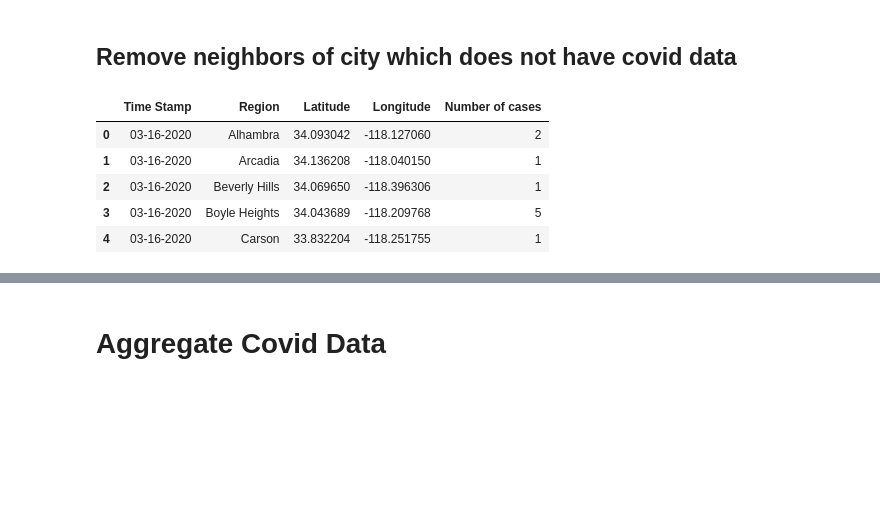
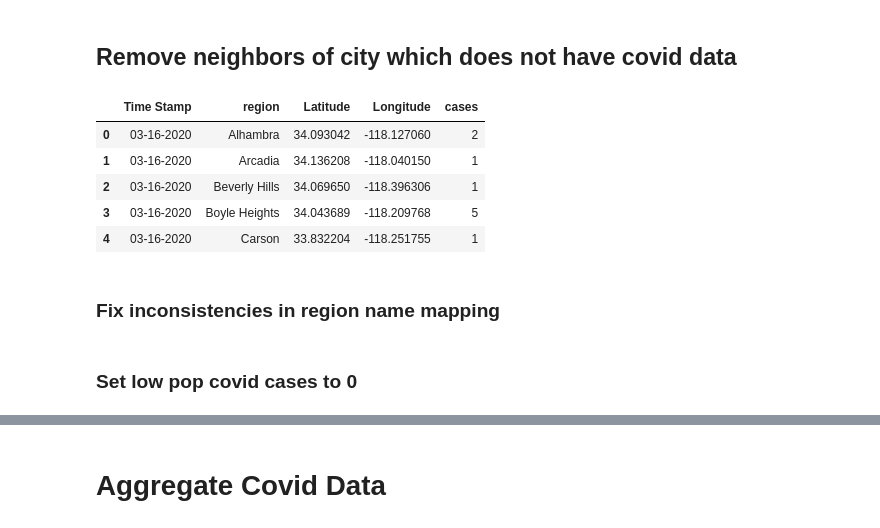
Before and after one commit to kaushiktandon/COVID-19-LA-Neighborhood-Case-Prediction, a Jupyter notebook: code/covid_cases_data_processing.ipynb, the cells around one changed output, grey strips where cells are left out. Saved outputs shown, nothing was run; the diff lists cells and outputs as text; code cells hidden in the pictures; blank space fills up the shorter version.

```diff
--- a/code/covid_cases_data_processing.ipynb
+++ b/code/covid_cases_data_processing.ipynb
@@ -104,12 +99,12 @@ la_inner.tail()
 # %%
 !wget --directory-prefix=../data/covid -Nq https://raw.githubusercontent.com/ANRGUSC/lacounty_covid19_data/master/data/Covid-19.csv
 covid_filename = '../data/covid/Covid-19.csv'
 
 covid_df = pd.read_csv(covid_filename)
-covid_unique_regions = pd.DataFrame(data=pd.unique(covid_df.Region),columns=['region'])
+covid_df = covid_df.rename(columns={'Region':'region', 'Number of cases':'cases'})
 covid_df.head()
 # %% [output]
-|  | Time Stamp | Region | Latitude | Longitude | Number of cases |
+|  | Time Stamp | region | Latitude | Longitude | cases |
 | 0 | 03-16-2020 | Alhambra | 34.093042 | -118.127060 | 2 |
 | 1 | 03-16-2020 | Arcadia | 34.136208 | -118.040150 | 1 |
 | 2 | 03-16-2020 | Beverly Hills | 34.069650 | -118.396306 | 1 |
@@ -122,0 +113,2 @@ covid_df.head()
+# %% [markdown]
+### Fix inconsistencies in region name mapping
@@ -122,0 +149,2 @@ covid_df.head()
+# %% [markdown]
+### Set low pop covid cases to 0
```
Also changed, not shown: parts of 26 cells of this notebook, 4 other files.
